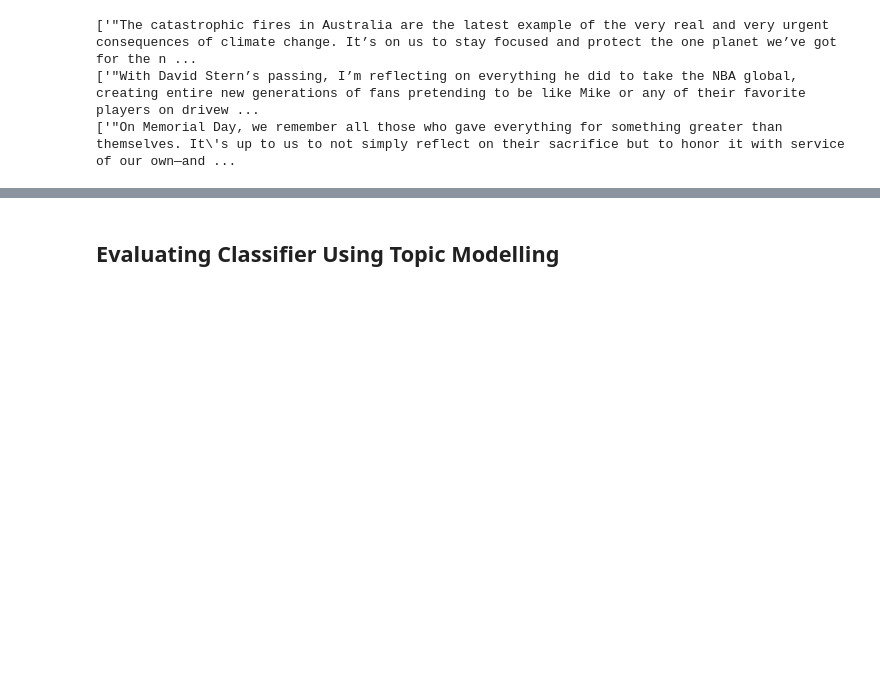
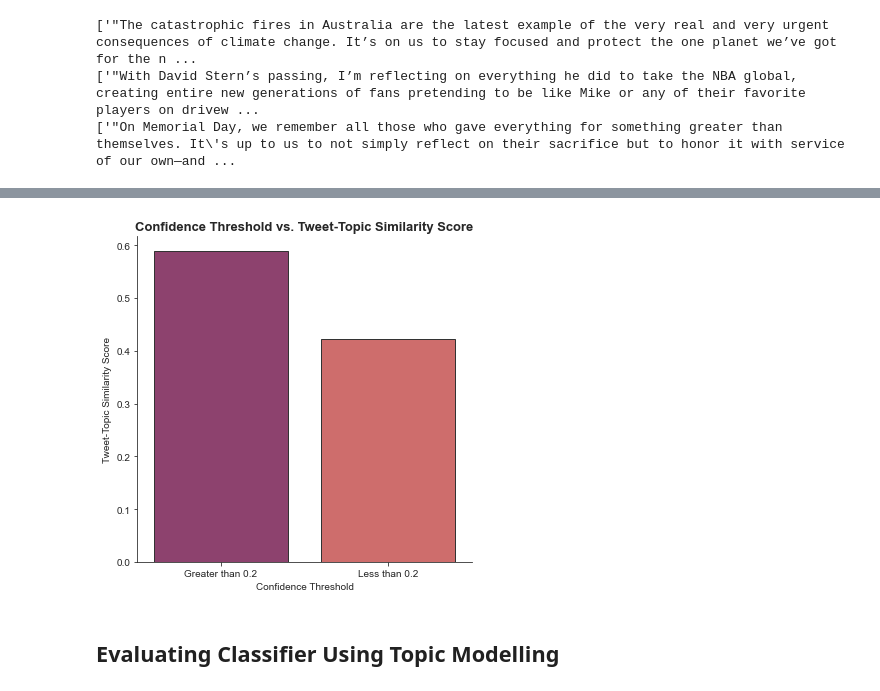
Before and after one commit to michaelhalim168/GiftFinder, a Jupyter notebook: 04-twitter-classifier-evaluation.ipynb, the cells around one changed output, grey strips where cells are left out. Cells and saved outputs as stored; diff of their text form; code cells hidden in the pictures; blank space fills up the shorter version.

```diff
--- a/04-twitter-classifier-evaluation.ipynb
+++ b/04-twitter-classifier-evaluation.ipynb
@@ -349,3 +408,16 @@ print(care_tweets[:30])
+# %%
+results = pd.DataFrame(averages).rename(columns={0: 'sim_score'})
+results['threshold'] = ['Greater than 0.2', 'Less than 0.2']
+# %%
+fig, ax = plt.subplots(figsize=(6, 6))
+sns.set_style('ticks')
+sns.barplot(x='threshold', y='sim_score', data=results, palette='flare_r', edgecolor='.2')
+plt.xlabel('Confidence Threshold')
+plt.ylabel('Tweet-Topic Similarity Score')
+plt.title('Confidence Threshold vs. Tweet-Topic Similarity Score', fontweight='bold', fontsize=13)
+sns.despine()
+# %% [output]
+[figure, added]
 # %% [markdown]
 ## Evaluating Classifier Using Topic Modelling
 # %% [markdown]
```
Also changed, not shown: parts of 11 cells of this notebook, 25 other files.
